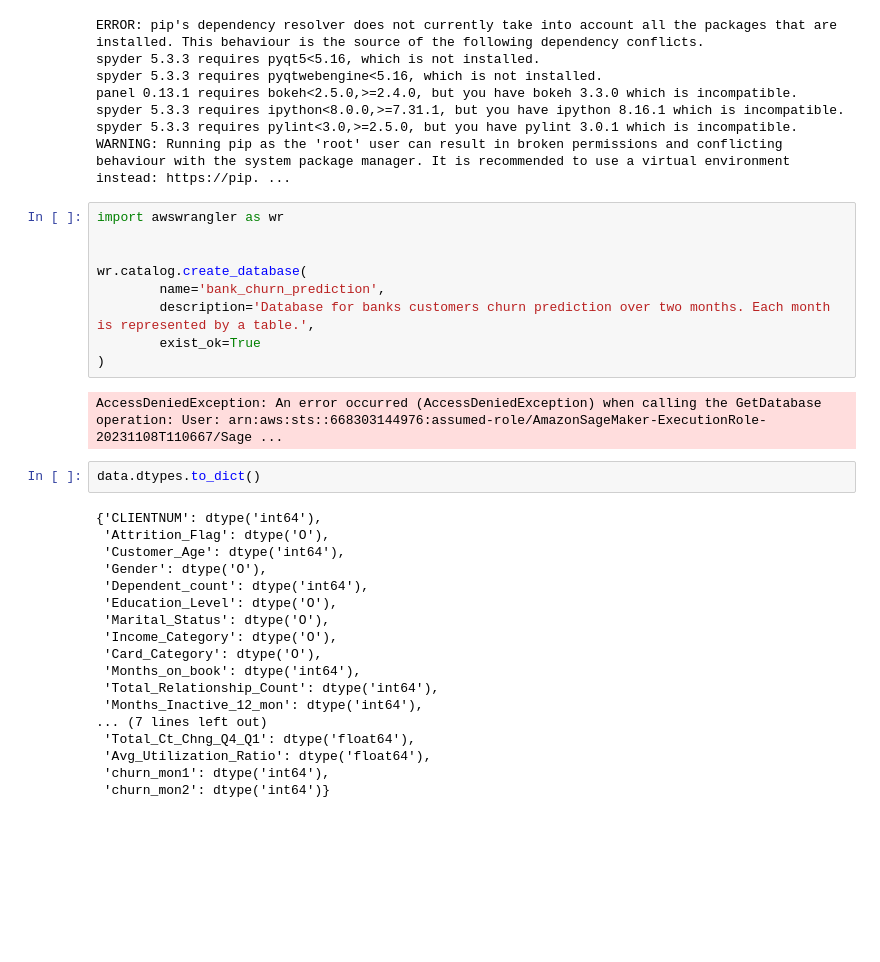
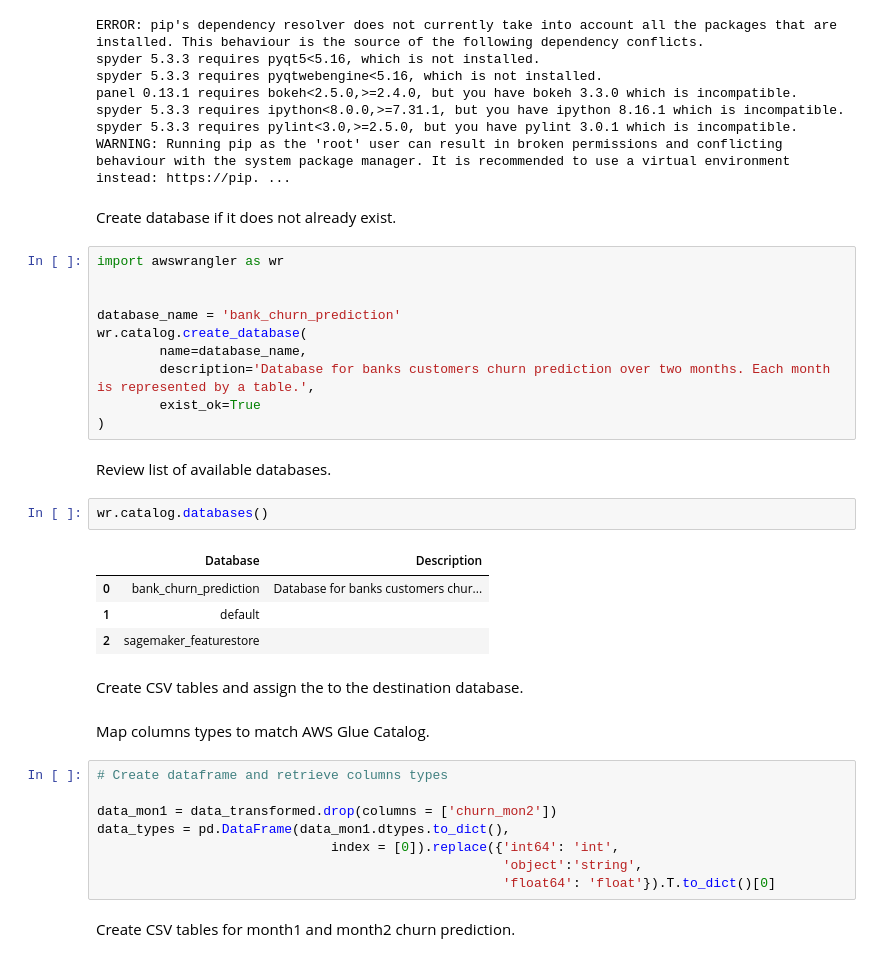
Before and after one commit to Badisj/AWS-Machine-Learning, a Jupyter notebook: Data Acquisition & Registry/Dataset Registry & Visualization.ipynb, the cells around one changed output. Drawn from its saved outputs; the diff is of its cells as text; blank space fills up the shorter version.

```diff
--- a/Data Acquisition & Registry/Dataset Registry & Visualization.ipynb
+++ b/Data Acquisition & Registry/Dataset Registry & Visualization.ipynb
@@ -132,34 +135,38 @@ panel 0.13.1 requires bokeh<2.5.0,>=2.4.0, but you have bokeh 3.3.0 which is inc
 spyder 5.3.3 requires ipython<8.0.0,>=7.31.1, but you have ipython 8.16.1 which is incompatible.
 spyder 5.3.3 requires pylint<3.0,>=2.5.0, but you have pylint 3.0.1 which is incompatible.
 WARNING: Running pip as the 'root' user can result in broken permissions and conflicting behaviour with the system package manager. It is recommended to use a virtual environment instead: https://pip. ...
+# %% [markdown]
+Create database if it does not already exist.
 # %%
 import awswrangler as wr
 
 
+database_name = 'bank_churn_prediction'
 wr.catalog.create_database(
-        name='bank_churn_prediction',
+        name=database_name,
         description='Database for banks customers churn prediction over two months. Each month is represented by a table.',
         exist_ok=True
 )
-# %% [output]
-AccessDeniedException: An error occurred (AccessDeniedException) when calling the GetDatabase operation: User: arn:aws:sts::668303144976:assumed-role/AmazonSageMaker-ExecutionRole-20231108T110667/Sage ...
-# %%
-data.dtypes.to_dict()
-# %% [output]
-{'CLIENTNUM': dtype('int64'),
- 'Attrition_Flag': dtype('O'),
- 'Customer_Age': dtype('int64'),
- 'Gender': dtype('O'),
- 'Dependent_count': dtype('int64'),
- 'Education_Level': dtype('O'),
- 'Marital_Status': dtype('O'),
- 'Income_Category': dtype('O'),
- 'Card_Category': dtype('O'),
- 'Months_on_book': dtype('int64'),
- 'Total_Relationship_Count': dtype('int64'),
- 'Months_Inactive_12_mon': dtype('int64'),
-... (7 lines left out)
- 'Total_Ct_Chng_Q4_Q1': dtype('float64'),
- 'Avg_Utilization_Ratio': dtype('float64'),
- 'churn_mon1': dtype('int64'),
- 'churn_mon2': dtype('int64')}
+# %% [markdown]
+Review list of available databases.
+# %%
+wr.catalog.databases()
+# %% [output]
+|  | Database | Description |
+| 0 | bank_churn_prediction | Database for banks customers chur... |
+| 1 | default |  |
+| 2 | sagemaker_featurestore |  |
+# %% [markdown]
+Create CSV tables and assign the to the destination database.
+# %% [markdown]
+Map columns types to match AWS Glue Catalog.
+# %%
+# Create dataframe and retrieve columns types
+
+data_mon1 = data_transformed.drop(columns = ['churn_mon2'])
+data_types = pd.DataFrame(data_mon1.dtypes.to_dict(),
+                              index = [0]).replace({'int64': 'int',
+                                                    'object':'string',
+                                                    'float64': 'float'}).T.to_dict()[0]
+# %% [markdown]
+Create CSV tables for month1 and month2 churn prediction.
```
Also changed, not shown: parts of 8 cells of this notebook, 1 other file.
